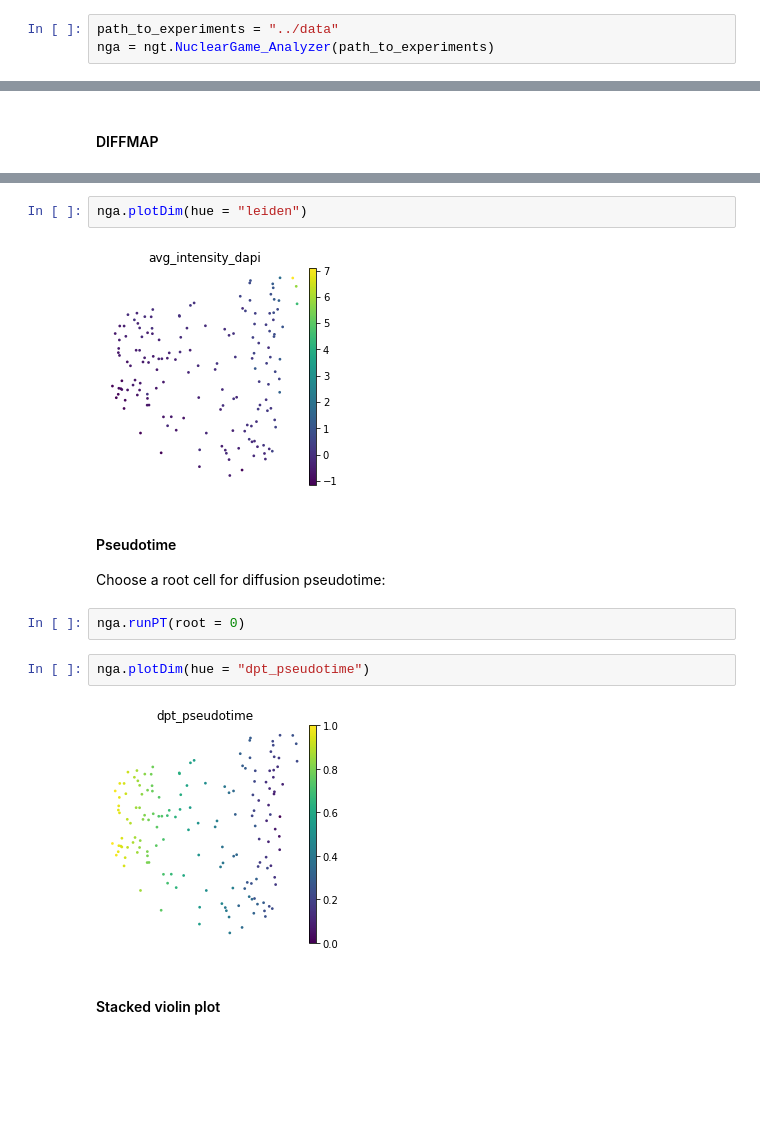
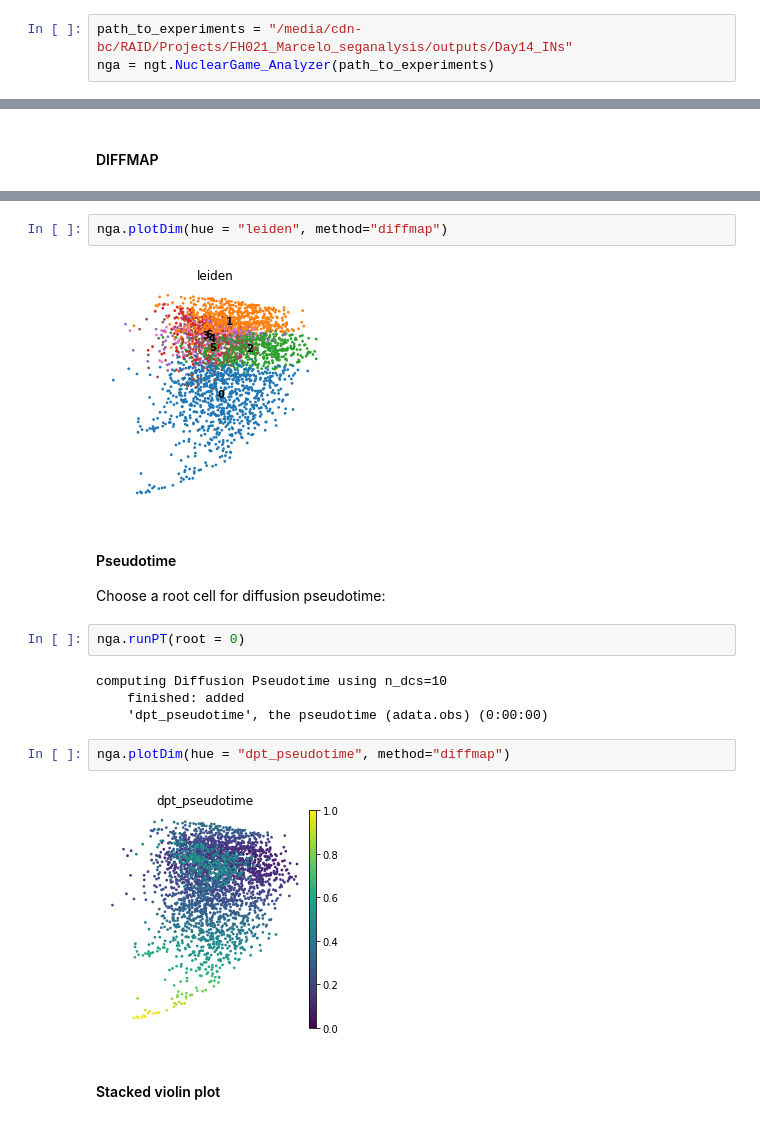
Before and after one commit to f-hamidlab/nuclearpy, a Jupyter notebook: docs/ng_analysis.ipynb, the cells around one changed output, grey strips where cells are left out. Cells and saved outputs as stored; diff of their text form; blank space fills up the shorter version.

```diff
--- a/docs/ng_analysis.ipynb
+++ b/docs/ng_analysis.ipynb
@@ -8,5 +8,5 @@ import ngtools.analyzer as ngt
 ## Data Processing
 ### Import data
 # %%
-path_to_experiments = "../data"
+path_to_experiments = "/media/cdn-bc/RAID/Projects/FH021_Marcelo_seganalysis/outputs/Day14_INs"
 nga = ngt.NuclearGame_Analyzer(path_to_experiments)
@@ -177,16 +231,20 @@ computing neighbors
 # %%
-nga.plotDim(hue = "leiden")
+nga.plotDim(hue = "leiden", method="diffmap")
 # %% [output]
-[figure, old version]
+[figure, new version]
 # %% [markdown]
 #### Pseudotime
 Choose a root cell for diffusion pseudotime:
 # %%
 nga.runPT(root = 0)
+# %% [output]
+computing Diffusion Pseudotime using n_dcs=10
+    finished: added
+    'dpt_pseudotime', the pseudotime (adata.obs) (0:00:00)
 # %%
-nga.plotDim(hue = "dpt_pseudotime")
+nga.plotDim(hue = "dpt_pseudotime", method="diffmap")
 # %% [output]
-[figure, old version]
+[figure, new version]
 # %% [markdown]
 #### Stacked violin plot
 # %%
```
Also changed, not shown: parts of 35 cells of this notebook.
